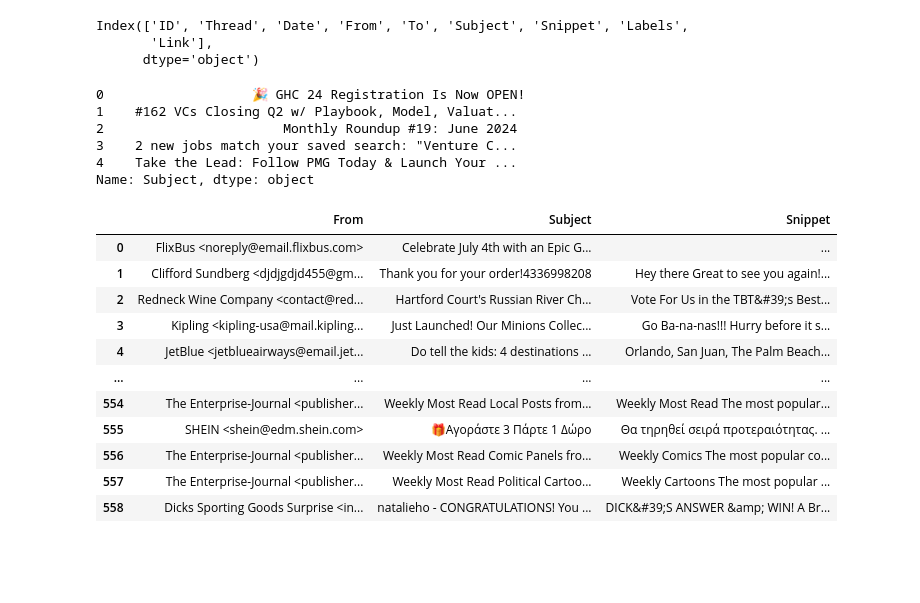
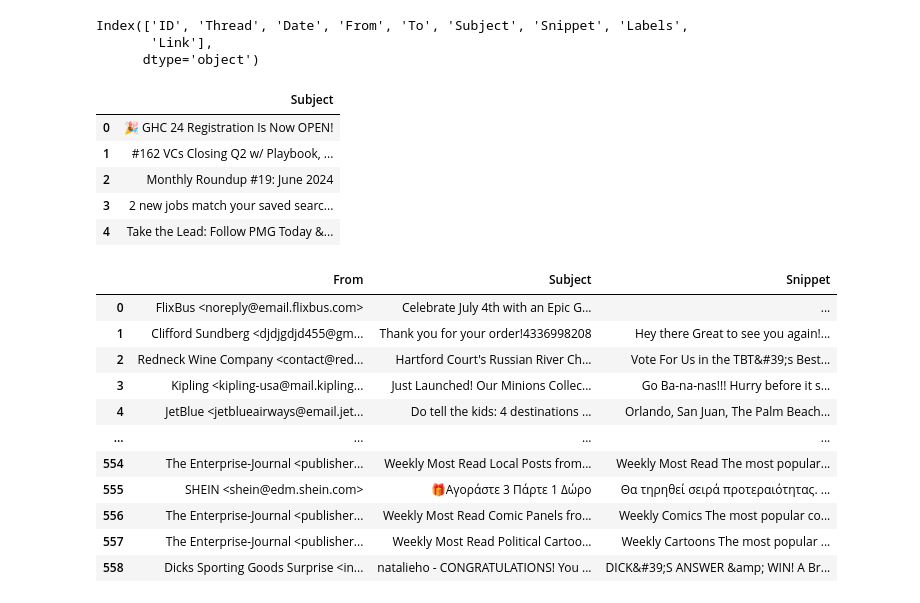
Before and after one commit to natalieho1/Spam-Email-Detection, a Jupyter notebook: spam-email-detection.ipynb, the cells around one changed output. Drawn from its saved outputs; the diff is of its cells as text; code cells hidden in the pictures; blank space fills up the shorter version.

```diff
--- a/spam-email-detection.ipynb
+++ b/spam-email-detection.ipynb
@@ -119,15 +116,15 @@ Index(['ID', 'Thread', 'Date', 'From', 'To', 'Subject', 'Snippet', 'Labels',
        'Link'],
       dtype='object')
 # %%
-ham_subject = ham["Subject"]
+ham_subject = ham[["Subject"]]
 ham_subject.head()
 # %% [output]
-0                   🎉 GHC 24 Registration Is Now OPEN!
-1    #162 VCs Closing Q2 w/ Playbook, Model, Valuat...
-2                       Monthly Roundup #19: June 2024
-3    2 new jobs match your saved search: "Venture C...
-4    Take the Lead: Follow PMG Today & Launch Your ...
-Name: Subject, dtype: object
+|  | Subject |
+| 0 | 🎉 GHC 24 Registration Is Now OPEN! |
+| 1 | #162 VCs Closing Q2 w/ Playbook, ... |
+| 2 | Monthly Roundup #19: June 2024 |
+| 3 | 2 new jobs match your saved searc... |
+| 4 | Take the Lead: Follow PMG Today &... |
 # %%
 ham_essential = ham[["From", "Subject", "Snippet"]]
 spam_essential = spam[["From", "Subject", "Snippet"]]
```
Also changed, not shown: parts of 15 cells of this notebook.
